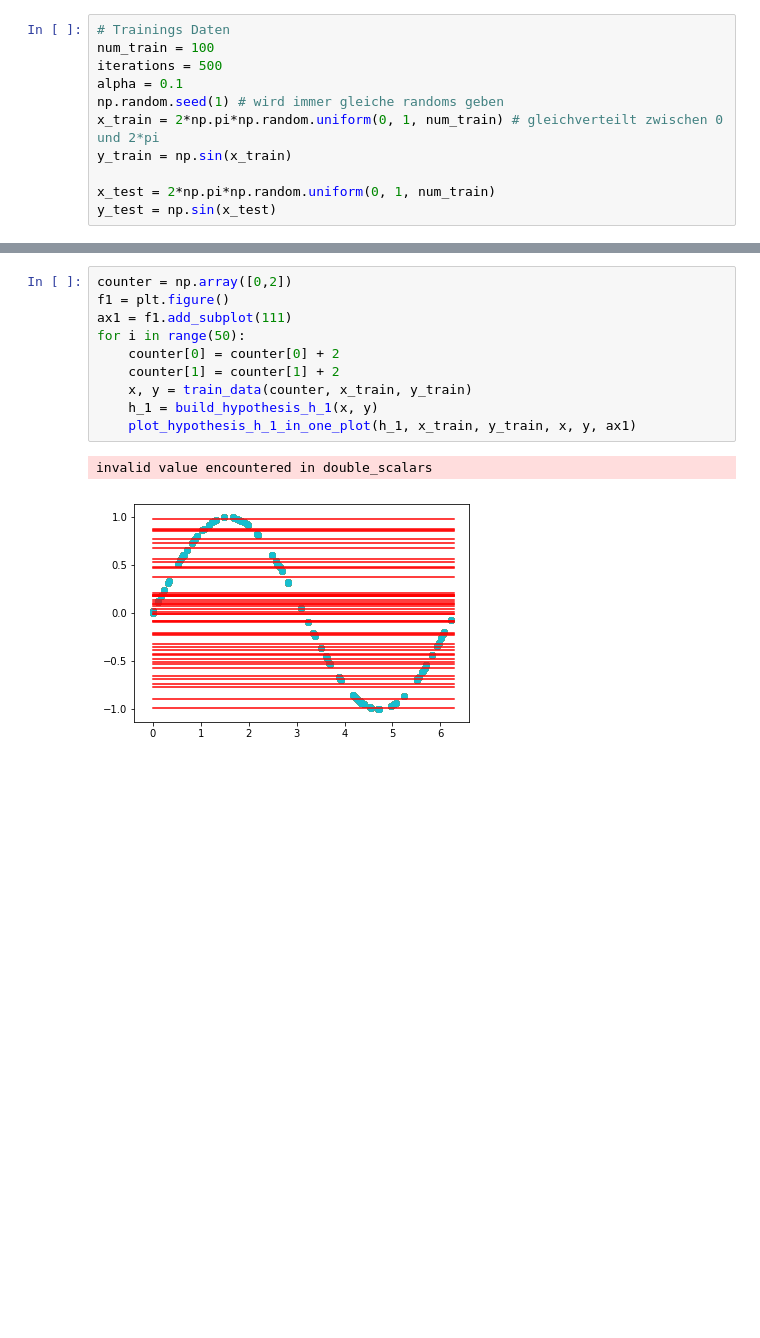
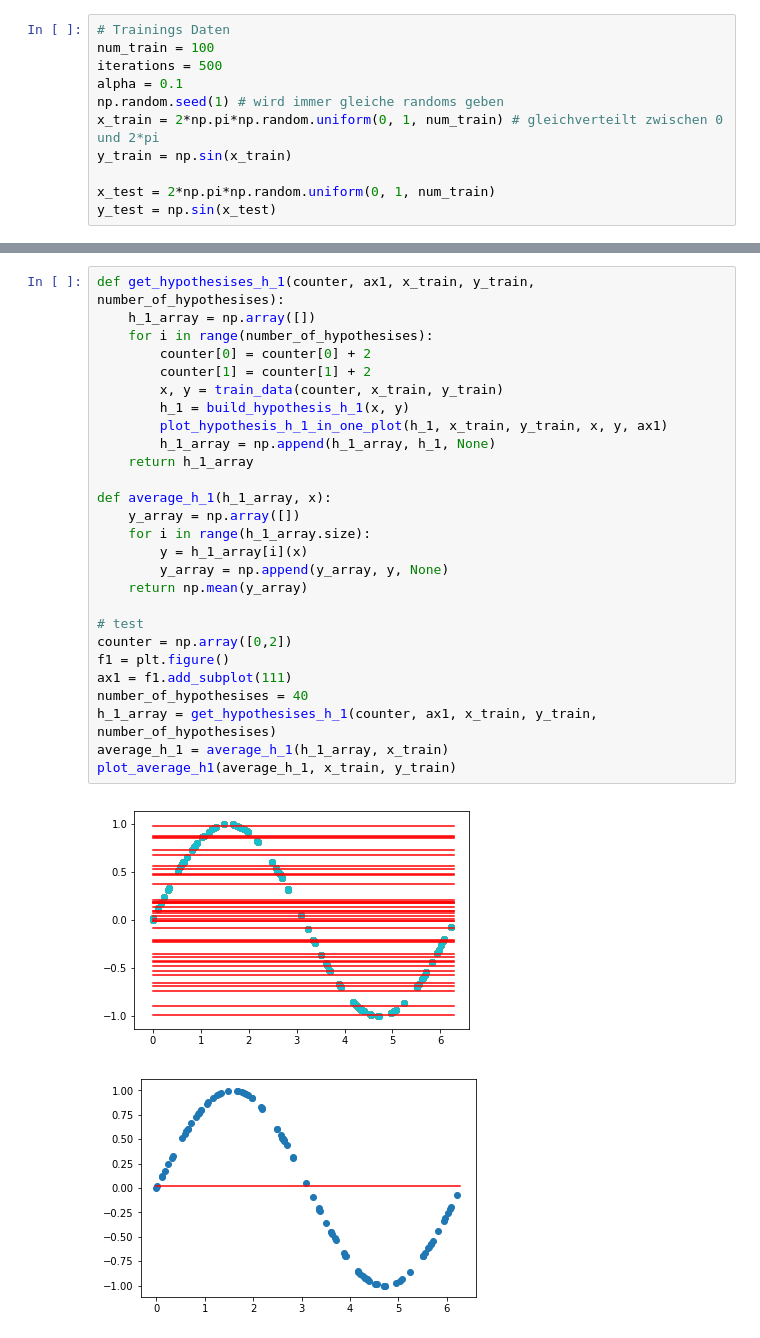
Before and after one commit to KonstantinKochetov/ML-implementations, a Jupyter notebook: Beleg3.ipynb, the cells around one changed output, grey strips where cells are left out. Drawn from its saved outputs; the diff is of its cells as text; blank space fills up the shorter version.

Commit message:
many plot for h2

```diff
--- a/Beleg3.ipynb
+++ b/Beleg3.ipynb
@@ -565,16 +576,33 @@ calculate_e_out(h_1, h_2, x_test, y_test, x, y)
 E_out_model_1 0.5186463745260711
 E_out_model_2 1.1759709964998835
 [figure]
-# %%
-counter = np.array([0,2])
-f1 = plt.figure()
-ax1 = f1.add_subplot(111)
-for i in range(50):
-    counter[0] = counter[0] + 2
-    counter[1] = counter[1] + 2
-    x, y = train_data(counter, x_train, y_train)
-    h_1 = build_hypothesis_h_1(x, y)
-    plot_hypothesis_h_1_in_one_plot(h_1, x_train, y_train, x, y, ax1)
-# %% [output]
-invalid value encountered in double_scalars
-[figure, removed]
+# %%
+def get_hypothesises_h_1(counter, ax1, x_train, y_train, number_of_hypothesises):
+    h_1_array = np.array([])
+    for i in range(number_of_hypothesises):
+        counter[0] = counter[0] + 2
+        counter[1] = counter[1] + 2
+        x, y = train_data(counter, x_train, y_train)
+        h_1 = build_hypothesis_h_1(x, y)
+        plot_hypothesis_h_1_in_one_plot(h_1, x_train, y_train, x, y, ax1)
+        h_1_array = np.append(h_1_array, h_1, None)
+    return h_1_array
+
+def average_h_1(h_1_array, x):
+    y_array = np.array([])
+    for i in range(h_1_array.size):
+        y = h_1_array[i](x)
+        y_array = np.append(y_array, y, None)
+    return np.mean(y_array)
+
+# test
+counter = np.array([0,2])
+f1 = plt.figure()
+ax1 = f1.add_subplot(111)
+number_of_hypothesises = 40
+h_1_array = get_hypothesises_h_1(counter, ax1, x_train, y_train, number_of_hypothesises)
+average_h_1 = average_h_1(h_1_array, x_train)
+plot_average_h1(average_h_1, x_train, y_train)
+# %% [output]
+[figure, added]
+[figure, added]
```
Also changed, not shown: parts of 3 cells of this notebook.
